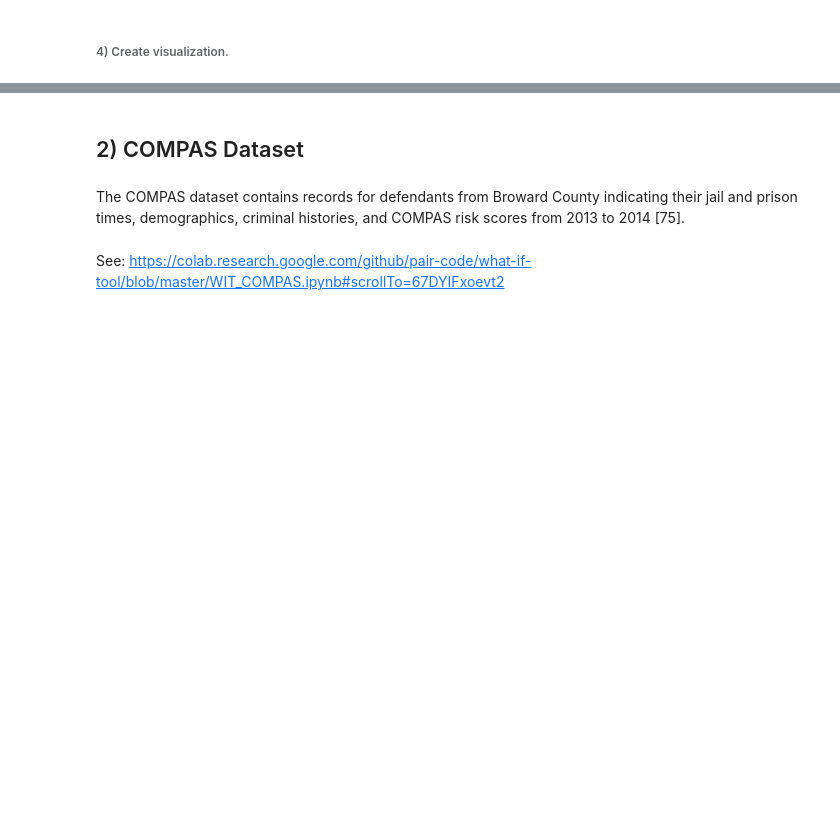
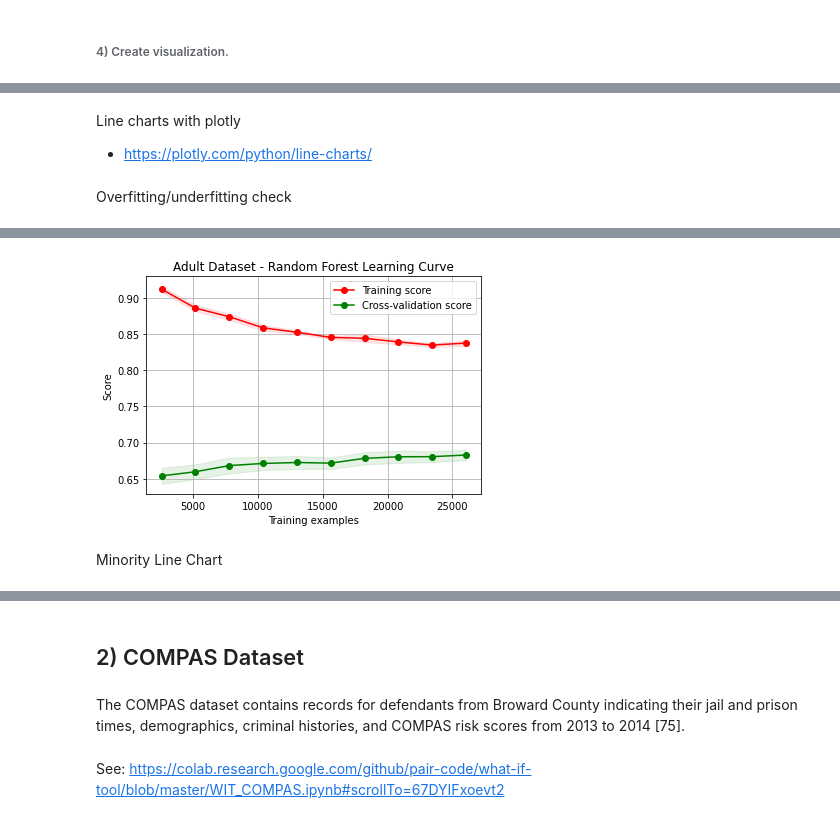
Before and after one commit to NilsBahr94/Master_Thesis_Algorithmic-Bias-in-AI, a Jupyter notebook: Master_Thesis_Algorithmic_Bias_Analysis.ipynb, the cells around one changed output, grey strips where cells are left out. Saved outputs shown, nothing was run; the diff lists cells and outputs as text; code cells hidden in the pictures; blank space fills up the shorter version.

```diff
--- a/Master_Thesis_Algorithmic_Bias_Analysis.ipynb
+++ b/Master_Thesis_Algorithmic_Bias_Analysis.ipynb
@@ -1804,0 +1409,25 @@ fig.show()
+# %% [markdown]
+Line charts with plotly
+- https://plotly.com/python/line-charts/
+# %% [markdown]
+Overfitting/underfitting check
+# %%
+# B: Learning Curve Function from scikit learn
+from sklearn.metrics import make_scorer
+from sklearn.metrics import f1_score
+from matplotlib.pyplot import figure
+
+# Define arguments
+f1 = make_scorer(f1_score)
+
+df_3_adult_train_input = pd.get_dummies(df_3_adult_train_input)
+
+# Plot actual learning curve
+plot_learning_curve(estimator = model,
+                    title = "Adult Dataset - Random Forest Learning Curve",
+                    X = df_3_adult_train_input, y = df_3_adult_train_label,
+                    cv = 5,
+                    scoring = f1,
+                    # ylim = (0, 1),
+                    train_sizes = np.linspace(.1, 1.0, 10))
+# %% [output]
@@ -1804,0 +1435,3 @@ fig.show()
+[figure, added]
+# %% [markdown]
+Minority Line Chart
```
Also changed, not shown: parts of 105 cells of this notebook.
